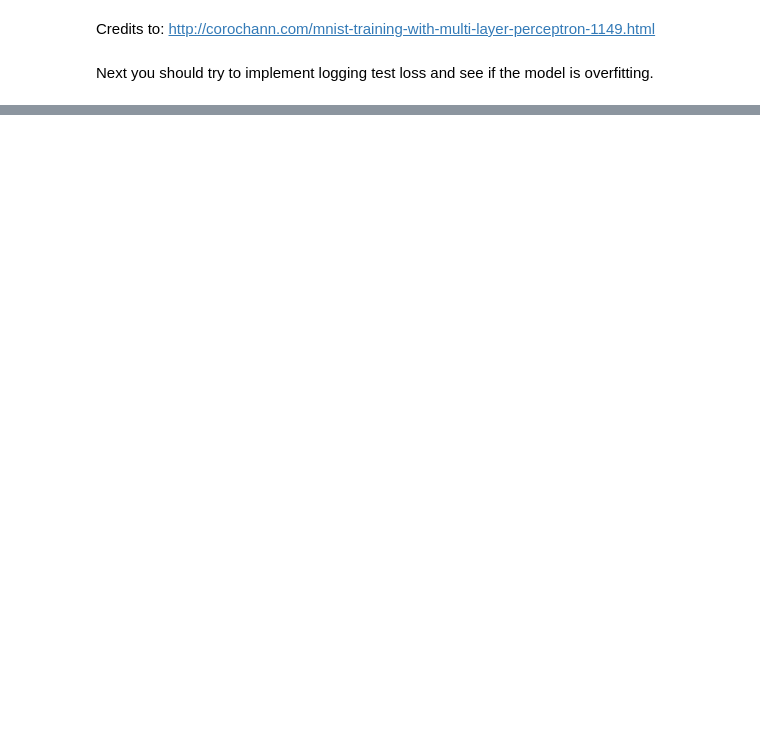
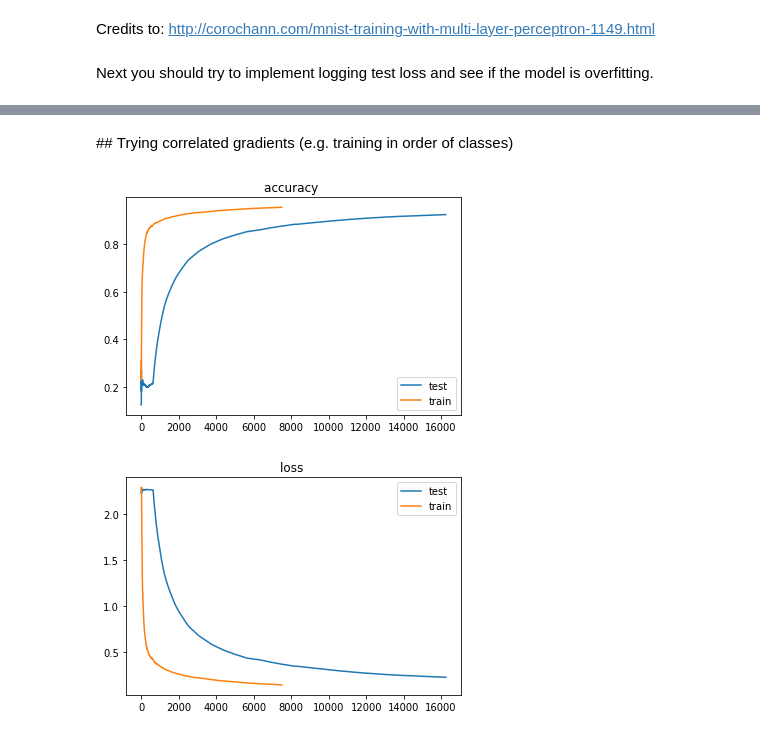
Before and after one commit to sebastianhaeni/deeprlbootcamp-labs, a Jupyter notebook: lab2/Lab 2.ipynb, the cells around one changed output, grey strips where cells are left out. Drawn from its saved outputs; the diff is of its cells as text; code cells hidden in the pictures; blank space fills up the shorter version.

```diff
--- a/lab2/Lab 2.ipynb
+++ b/lab2/Lab 2.ipynb
@@ -348,0 +444,8 @@ Try different variants!
+# %% [markdown]
+## Trying correlated gradients (e.g. training in order of classes)
+# %%
+train_stats, test_stats = better_run(MLP(200, 10), shuffle=False, debug=False)
+plot_curves(test_stats, train_stats)
+# %% [output]
+[figure, added]
+[figure, added]
```
Also changed, not shown: parts of 17 cells of this notebook.
